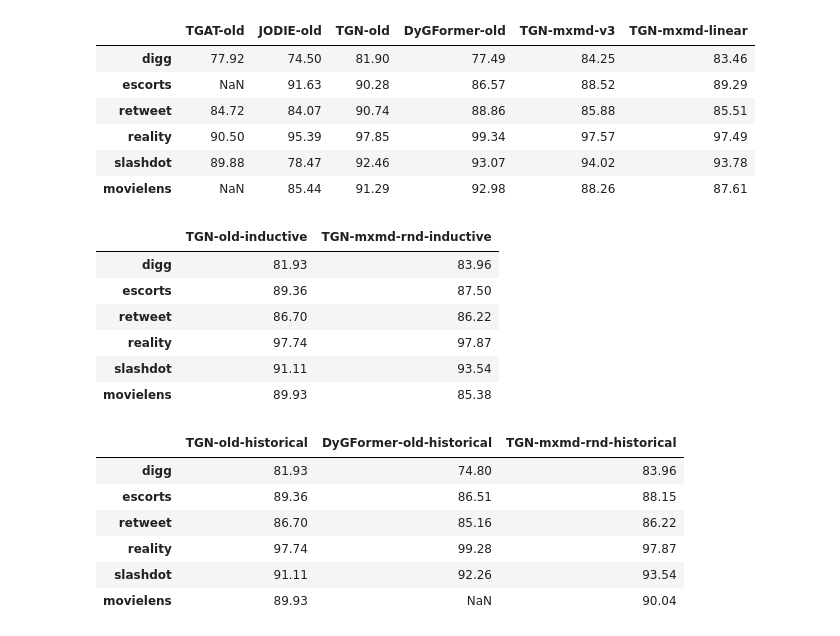
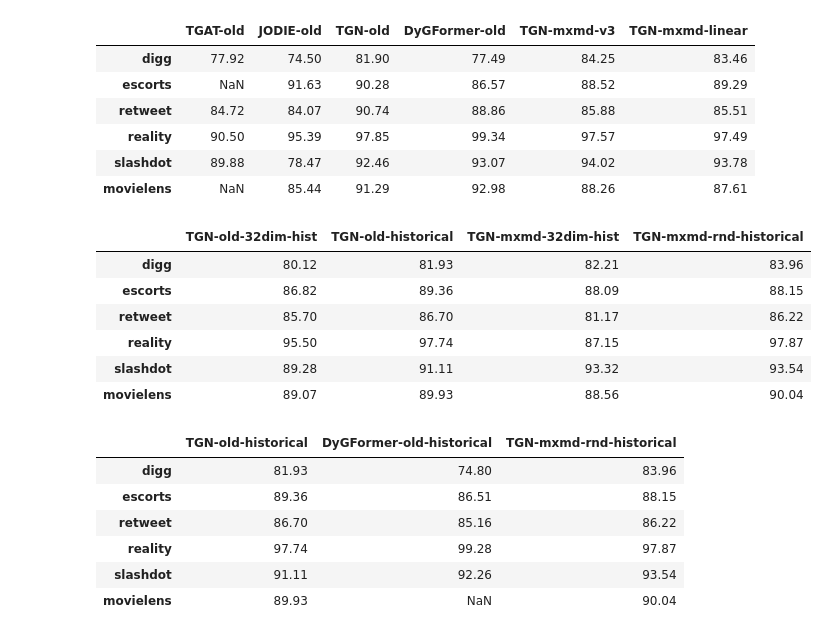
Before and after one commit to webster-781/DyGLib, a Jupyter notebook: scripts/result_processing2.ipynb, the cells around one changed output. Cells and saved outputs as stored; diff of their text form; code cells hidden in the pictures.

```diff
--- a/scripts/result_processing2.ipynb
+++ b/scripts/result_processing2.ipynb
@@ -53,19 +53,19 @@ df
 # %%
 # versions = ['old', 'old', 'old', 'mxmdcorr', 'mxmdraw', 'mxmd-normal']
 # models = ['TGAT', 'TGN' , 'DyGFormer', 'TGN', 'TGN', 'TGN']
-versions = ['old-inductive', 'mxmd-rnd-inductive']
-models = ['TGN', 'TGN']
+versions = ['old-32dim-hist', 'old-historical', 'mxmd-32dim-hist', 'mxmd-rnd-historical']
+models = ['TGN', 'TGN', 'TGN', 'TGN']
 datasets = ["ia-digg-reply", "ia-escorts-dynamic", "ia-retweet-pol", "ia-reality-call", "ia-slashdot-reply-dir", "ia-movielens-user2tags-10m"]
 df = get_cross_table(versions, models, datasets, 'test average_precision')
 df
 # %% [output]
-|  | TGN-old-inductive | TGN-mxmd-rnd-inductive |
-| digg | 81.93 | 83.96 |
-| escorts | 89.36 | 87.50 |
-| retweet | 86.70 | 86.22 |
-| reality | 97.74 | 97.87 |
-| slashdot | 91.11 | 93.54 |
-| movielens | 89.93 | 85.38 |
+|  | TGN-old-32dim-hist | TGN-old-historical | TGN-mxmd-32dim-hist | TGN-mxmd-rnd-historical |
+| digg | 80.12 | 81.93 | 82.21 | 83.96 |
+| escorts | 86.82 | 89.36 | 88.09 | 88.15 |
+| retweet | 85.70 | 86.70 | 81.17 | 86.22 |
+| reality | 95.50 | 97.74 | 87.15 | 97.87 |
+| slashdot | 89.28 | 91.11 | 93.32 | 93.54 |
+| movielens | 89.07 | 89.93 | 88.56 | 90.04 |
 # %%
 versions = ['old-historical', 'old-historical', 'mxmd-rnd-historical']
 models = ['TGN', 'DyGFormer', 'TGN']
```
Also changed, not shown: 4 other files.
